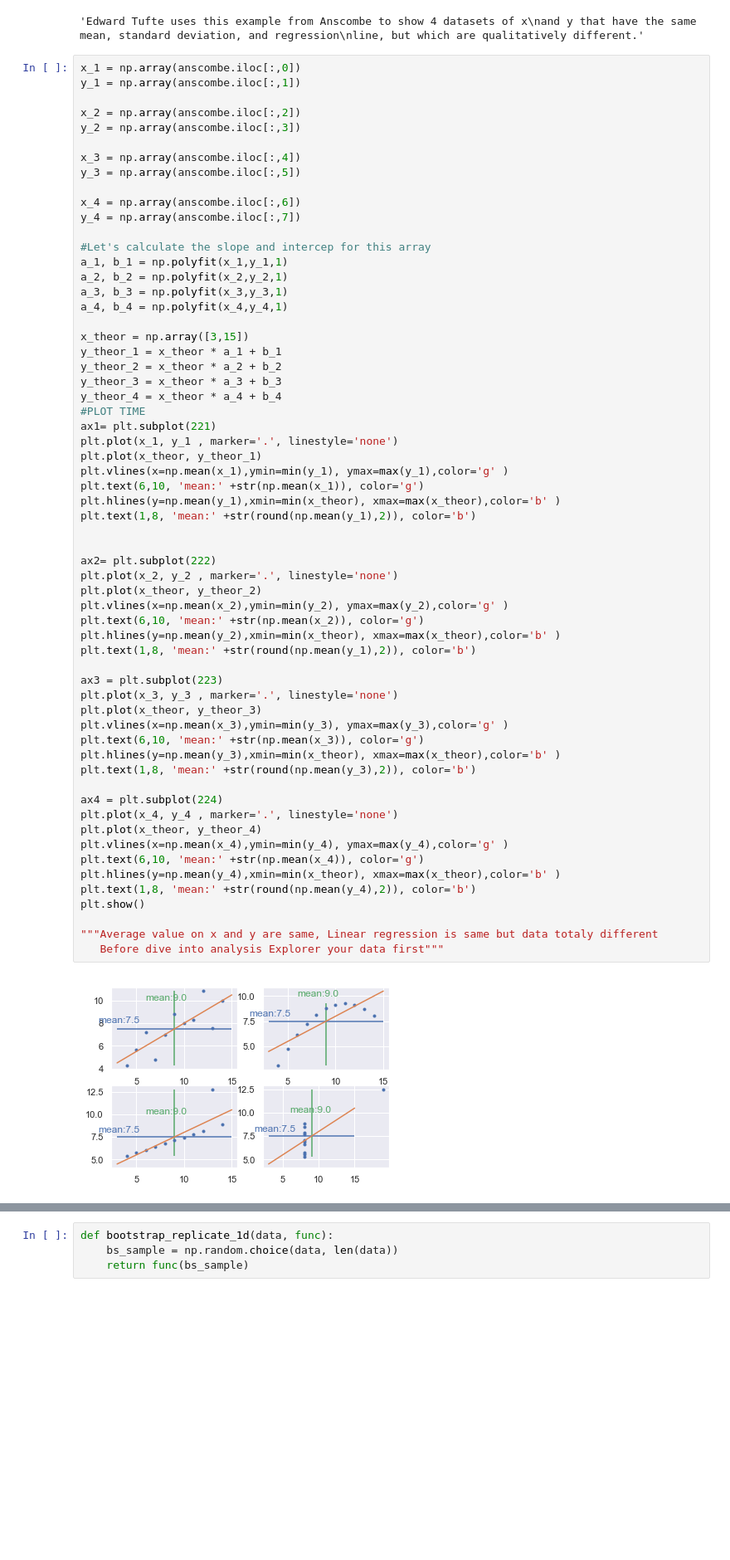
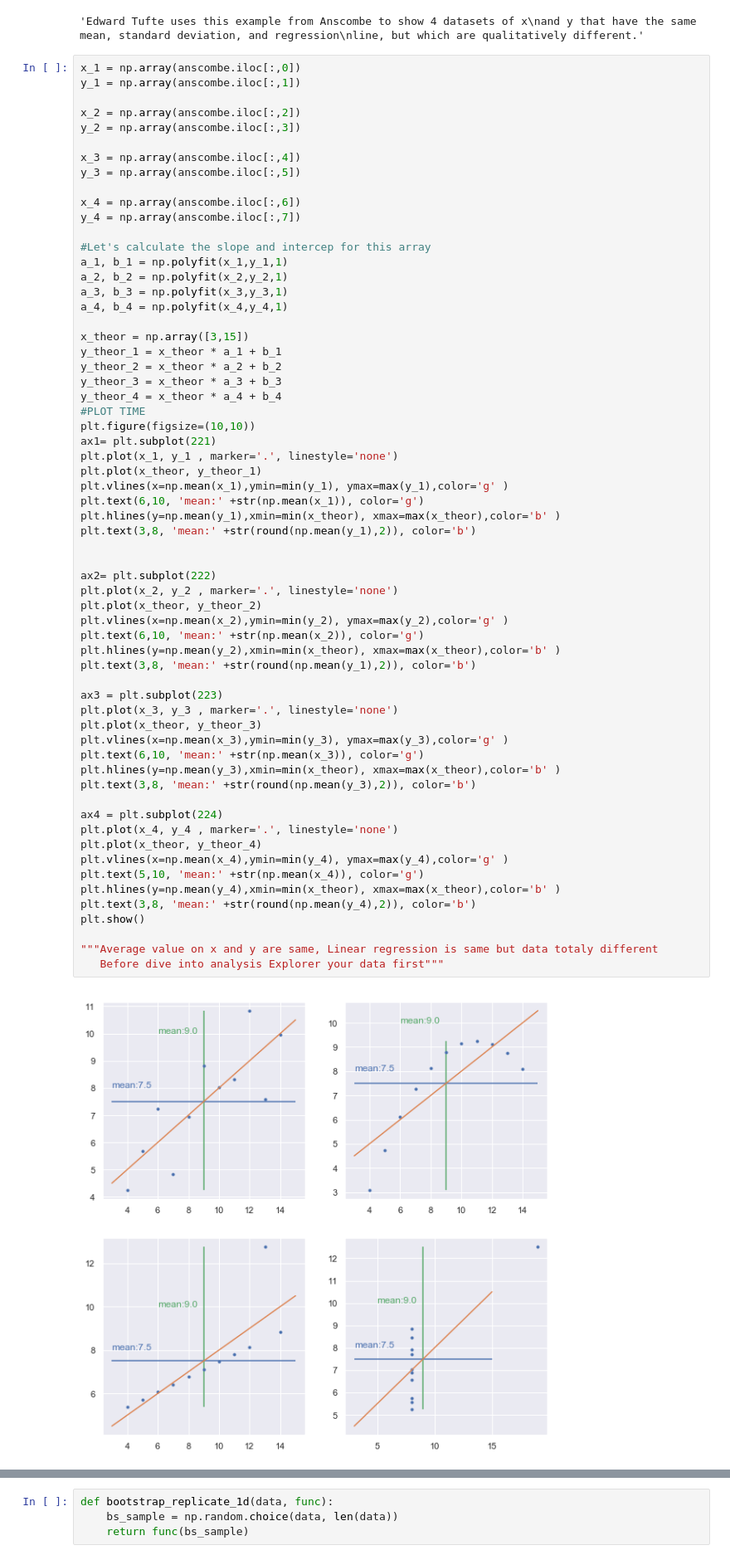
Before and after one commit to aysbt/DataCamp, a Jupyter notebook: Statistical_Thinking_in_Python_Part_2.ipynb, the cells around one changed output, grey strips where cells are left out. Shown at 83% size. Saved outputs shown, nothing was run; the diff lists cells and outputs as text; blank space fills up the shorter version.

```diff
--- a/Statistical_Thinking_in_Python_Part_2.ipynb
+++ b/Statistical_Thinking_in_Python_Part_2.ipynb
@@ -275,42 +265,43 @@ y_theor_2 = x_theor * a_2 + b_2
 y_theor_3 = x_theor * a_3 + b_3
 y_theor_4 = x_theor * a_4 + b_4
 #PLOT TIME
+plt.figure(figsize=(10,10))
 ax1= plt.subplot(221)
 plt.plot(x_1, y_1 , marker='.', linestyle='none')
 plt.plot(x_theor, y_theor_1)
 plt.vlines(x=np.mean(x_1),ymin=min(y_1), ymax=max(y_1),color='g' )
 plt.text(6,10, 'mean:' +str(np.mean(x_1)), color='g')
 plt.hlines(y=np.mean(y_1),xmin=min(x_theor), xmax=max(x_theor),color='b' )
-plt.text(1,8, 'mean:' +str(round(np.mean(y_1),2)), color='b')
+plt.text(3,8, 'mean:' +str(round(np.mean(y_1),2)), color='b')
 
 
 ax2= plt.subplot(222)
 plt.plot(x_2, y_2 , marker='.', linestyle='none')
 plt.plot(x_theor, y_theor_2)
 plt.vlines(x=np.mean(x_2),ymin=min(y_2), ymax=max(y_2),color='g' )
 plt.text(6,10, 'mean:' +str(np.mean(x_2)), color='g')
 plt.hlines(y=np.mean(y_2),xmin=min(x_theor), xmax=max(x_theor),color='b' )
-plt.text(1,8, 'mean:' +str(round(np.mean(y_1),2)), color='b')
+plt.text(3,8, 'mean:' +str(round(np.mean(y_1),2)), color='b')
 
 ax3 = plt.subplot(223)
 plt.plot(x_3, y_3 , marker='.', linestyle='none')
 plt.plot(x_theor, y_theor_3)
 plt.vlines(x=np.mean(x_3),ymin=min(y_3), ymax=max(y_3),color='g' )
 plt.text(6,10, 'mean:' +str(np.mean(x_3)), color='g')
 plt.hlines(y=np.mean(y_3),xmin=min(x_theor), xmax=max(x_theor),color='b' )
-plt.text(1,8, 'mean:' +str(round(np.mean(y_3),2)), color='b')
+plt.text(3,8, 'mean:' +str(round(np.mean(y_3),2)), color='b')
 
 ax4 = plt.subplot(224)
 plt.plot(x_4, y_4 , marker='.', linestyle='none')
 plt.plot(x_theor, y_theor_4)
 plt.vlines(x=np.mean(x_4),ymin=min(y_4), ymax=max(y_4),color='g' )
-plt.text(6,10, 'mean:' +str(np.mean(x_4)), color='g')
+plt.text(5,10, 'mean:' +str(np.mean(x_4)), color='g')
 plt.hlines(y=np.mean(y_4),xmin=min(x_theor), xmax=max(x_theor),color='b' )
-plt.text(1,8, 'mean:' +str(round(np.mean(y_4),2)), color='b')
+plt.text(3,8, 'mean:' +str(round(np.mean(y_4),2)), color='b')
 plt.show()
 
 """Average value on x and y are same, Linear regression is same but data totaly different
    Before dive into analysis Explorer your data first"""
 # %% [output]
-[figure, old version]
+[figure, new version]
 'Average value on x and y are same, Linear regression is same but data totaly different \n   Before dive into analysis Explorer your data first'
```
Also changed, not shown: parts of 10 cells of this notebook.
